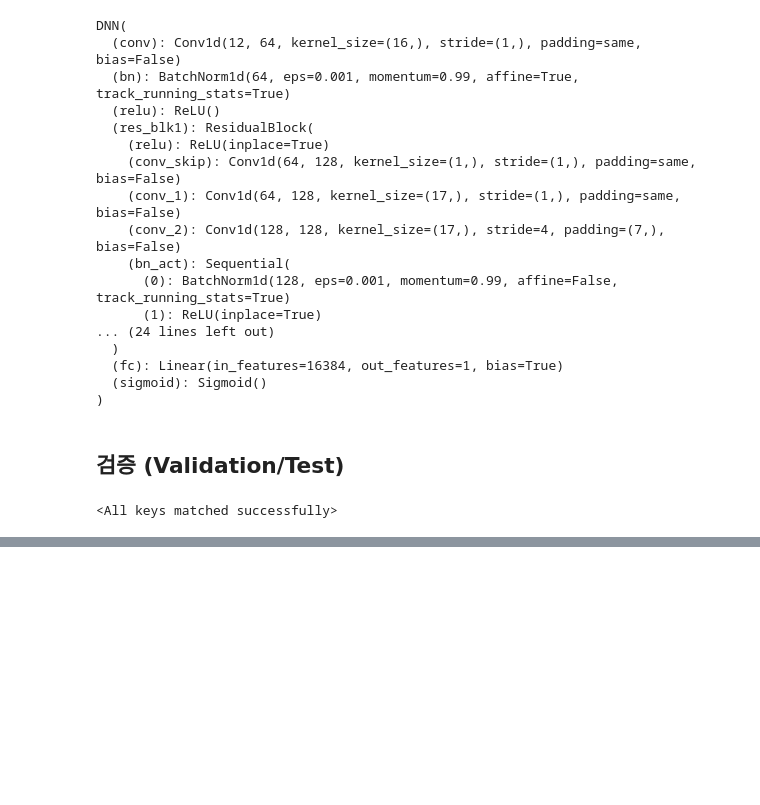
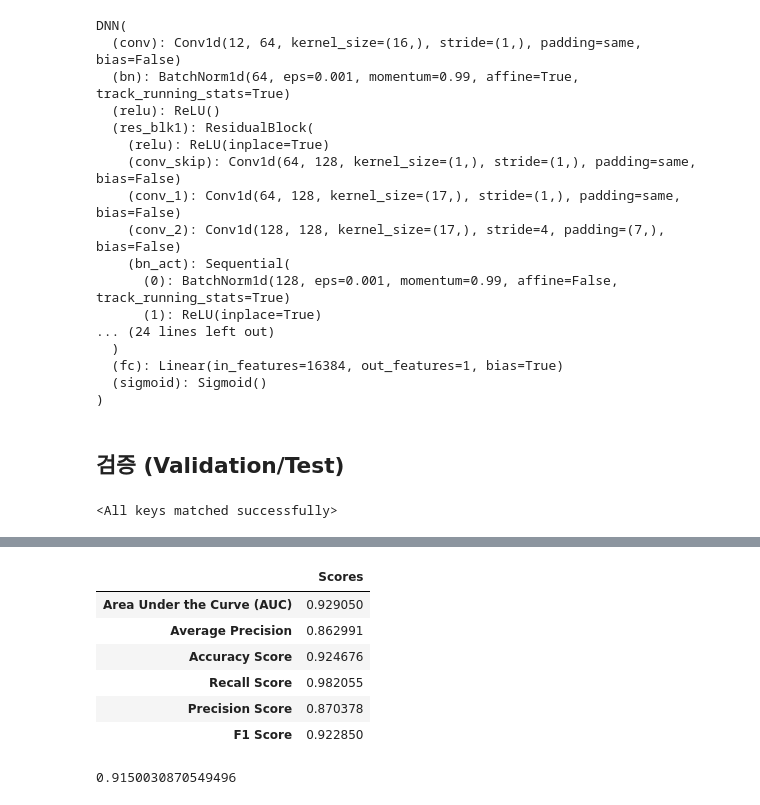
Before and after one commit to hei-jung/HDAI-2021-ECG, a Jupyter notebook: how_to_run.ipynb, the cells around one changed output, grey strips where cells are left out. Cells and saved outputs as stored; diff of their text form; code cells hidden in the pictures; blank space fills up the shorter version.

```diff
--- a/how_to_run.ipynb
+++ b/how_to_run.ipynb
@@ -198,0 +211,20 @@ plot_roc_curve(y_target, y_predicted, guideline=True, save_png=True)
+# %%
+import pandas as pd
+df = pd.read_csv('./Scores/scores_test2.csv', index_col=0)
+df
+# %% [output]
+|  | Scores |
+| Area Under the Curve (AUC) | 0.929050 |
+| Average Precision | 0.862991 |
+| Accuracy Score | 0.924676 |
+| Recall Score | 0.982055 |
+| Precision Score | 0.870378 |
+| F1 Score | 0.922850 |
+# %%
+cnt = 0
+for i, y_pred in enumerate(y_predicted):
+    if y_pred == y_target[i]:
+        cnt += 1
+cnt/len(y_predicted)
+# %% [output]
+0.9150030870549496
```
Also changed, not shown: parts of 3 cells of this notebook.
